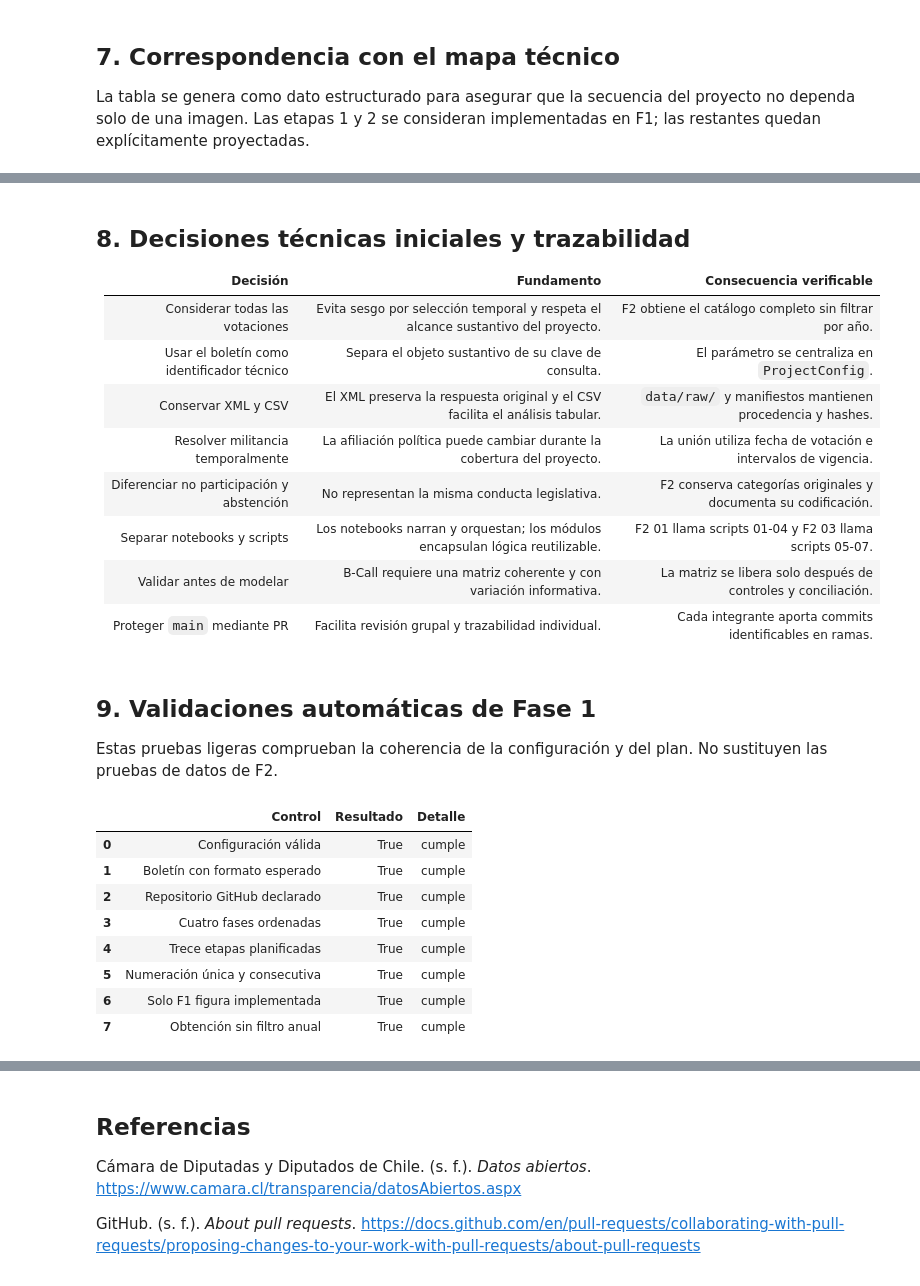
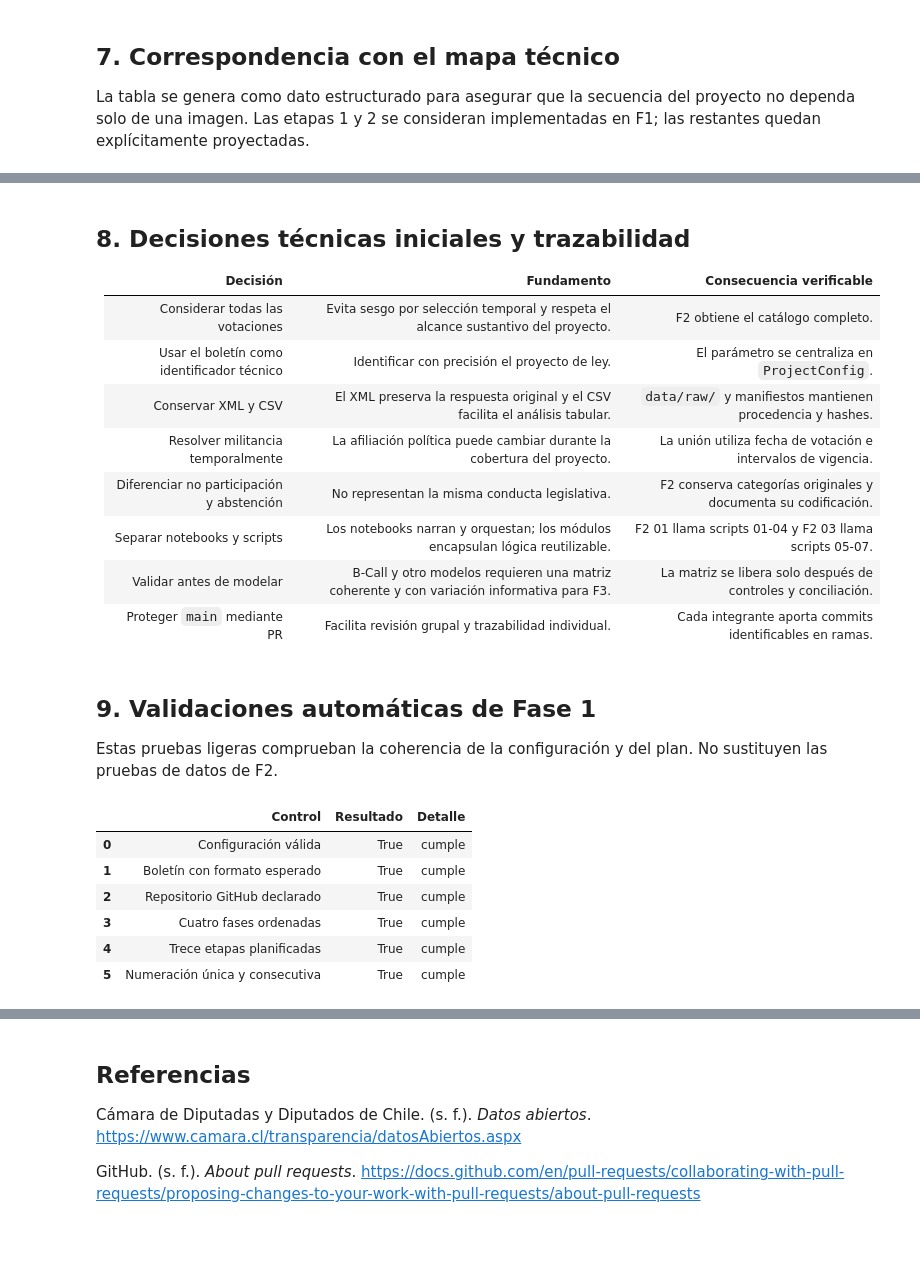
Before and after one commit to joserodriguezc/grupo_1_programacion_ciencia_datos, a Jupyter notebook: F1/notebooks/F1_Definición.ipynb, the cells around one changed output, grey strips where cells are left out. Cells and saved outputs as stored; diff of their text form; code cells hidden in the pictures; blank space fills up the shorter version.

Commit message:
feat(f1): actualizar notebook de definición del proyecto

```diff
--- a/F1/notebooks/F1_Definición.ipynb
+++ b/F1/notebooks/F1_Definición.ipynb
@@ -128,7 +141,7 @@ class ProjectConfig:
 
 
 config = ProjectConfig(
-    project_name="Análisis de las votaciones del proyecto de ley sobre protección de datos personales",
+    project_name="Posicionamiento ideológico y cohesión legislativa en la tramitación del proyecto de ley sobre protección de datos personales en Chile",
     bulletin_id="11092-07",
     repository_url="https://github.com/joserodriguezc/grupo_1_programacion_ciencia_datos",
     data_source_url="https://www.camara.cl/transparencia/datosAbiertos.aspx",
@@ -353,9 +365,9 @@ La tabla se genera como dato estructurado para asegurar que la secuencia del pro
 PHASE_PLAN = [
     (1, "F1", "Definir y documentar la problemática", "F1_Definición.ipynb", "Implementada en este notebook"),
     (2, "F1", "Configurar entorno y repositorio", "F1_Definición.ipynb + archivos raíz", "Implementación inicial verificable"),
-    (3, "F2", "Catalogar todas las votaciones", "F2_01_Obtencion.ipynb / script 01", "Proyectada"),
-    (4, "F2", "Resolver períodos, diputados y militancias", "F2_01_Obtencion.ipynb / scripts 02-03", "Proyectada"),
-    (5, "F2", "Extraer detalles nominales", "F2_01_Obtencion.ipynb / script 04", "Proyectada"),
+    (3, "F2", "Catalogar todas las votaciones", "F2_01_Obtencion.ipynb / script 01", "En desarrollo"),
+    (4, "F2", "Resolver períodos, diputados y militancias", "F2_01_Obtencion.ipynb / scripts 02-03", "En desarrollo"),
+    (5, "F2", "Extraer detalles nominales", "F2_01_Obtencion.ipynb / script 04", "En desarrollo"),
     (6, "F2", "Realizar análisis exploratorio", "F2_02_Exploracion.ipynb", "Proyectada"),
     (7, "F2", "Procesar y normalizar", "F2_03_Procesamiento_Validacion.ipynb / script 05", "Proyectada"),
     (8, "F2", "Integrar temporalmente las fuentes", "F2_03_Procesamiento_Validacion.ipynb / script 06", "Proyectada"),
@@ -391,13 +403,13 @@ phase_plan
 
 | Decisión | Fundamento | Consecuencia verificable |
 |---|---|---|
-| Considerar todas las votaciones | Evita sesgo por selección temporal y respeta el alcance sustantivo del proyecto. | F2 obtiene el catálogo completo sin filtrar por año. |
-| Usar el boletín como identificador técnico | Separa el objeto sustantivo de su clave de consulta. | El parámetro se centraliza en `ProjectConfig`. |
+| Considerar todas las votaciones | Evita sesgo por selección temporal y respeta el alcance sustantivo del proyecto. | F2 obtiene el catálogo completo. |
+| Usar el boletín como identificador técnico | Identificar con precisión el proyecto de ley. | El parámetro se centraliza en `ProjectConfig`. |
 | Conservar XML y CSV | El XML preserva la respuesta original y el CSV facilita el análisis tabular. | `data/raw/` y manifiestos mantienen procedencia y hashes. |
 | Resolver militancia temporalmente | La afiliación política puede cambiar durante la cobertura del proyecto. | La unión utiliza fecha de votación e intervalos de vigencia. |
 | Diferenciar no participación y abstención | No representan la misma conducta legislativa. | F2 conserva categorías originales y documenta su codificación. |
 | Separar notebooks y scripts | Los notebooks narran y orquestan; los módulos encapsulan lógica reutilizable. | F2 01 llama scripts 01-04 y F2 03 llama scripts 05-07. |
-| Validar antes de modelar | B-Call requiere una matriz coherente y con variación informativa. | La matriz se libera solo después de controles y conciliación. |
+| Validar antes de modelar | B-Call y otro modelos requieren una matriz coherente y con variación informativa para F3. | La matriz se libera solo después de controles y conciliación. |
 | Proteger `main` mediante PR | Facilita revisión grupal y trazabilidad individual. | Cada integrante aporta commits identificables en ramas. |
 # %% [markdown]
 ## 9. Validaciones automáticas de Fase 1
@@ -413,39 +425,35 @@ def run_f1_checks(configuration: ProjectConfig, plan: pd.DataFrame) -> pd.DataFr
         "Cuatro fases ordenadas": lambda: configuration.phases == ("F1", "F2", "F3", "F4"),
         "Trece etapas planificadas": lambda: len(plan) == 13,
         "Numeración única y consecutiva": lambda: plan["N.º"].tolist() == list(range(1, 14)),
-        "Solo F1 figura implementada": lambda: set(plan.loc[plan["Estado al cierre de F1"].str.contains("Implement"), "Fase"]) == {"F1"},
-        "Obtención sin filtro anual": lambda: "todas" in plan.loc[plan["N.º"] == 3, "Etapa"].iloc[0].lower(),
     }
 
     results: list[dict[str, str]] = []
     for name, check in checks.items():
         try:
             passed = bool(check())
             detail = "cumple" if passed else "no cumple"
         except Exception as error:  # La excepción se informa para facilitar diagnóstico.
             passed = False
             detail = f"error: {type(error).__name__}: {error}"
         results.append({"Control": name, "Resultado": passed, "Detalle": detail})
 
     report = pd.DataFrame(results)
     if not report["Resultado"].all():
         failed = report.loc[~report["Resultado"], "Control"].tolist()
         raise AssertionError(f"Validaciones F1 fallidas: {failed}")
     return report
 
 
 f1_validation_report = run_f1_checks(config, phase_plan)
 f1_validation_report
 # %% [output]
 |  | Control | Resultado | Detalle |
 | 0 | Configuración válida | True | cumple |
 | 1 | Boletín con formato esperado | True | cumple |
 | 2 | Repositorio GitHub declarado | True | cumple |
 | 3 | Cuatro fases ordenadas | True | cumple |
 | 4 | Trece etapas planificadas | True | cumple |
 | 5 | Numeración única y consecutiva | True | cumple |
-| 6 | Solo F1 figura implementada | True | cumple |
-| 7 | Obtención sin filtro anual | True | cumple |
 # %% [markdown]
 ## 10. Resultado de la implementación inicial
 
```
Also changed, not shown: parts of 14 cells of this notebook.
